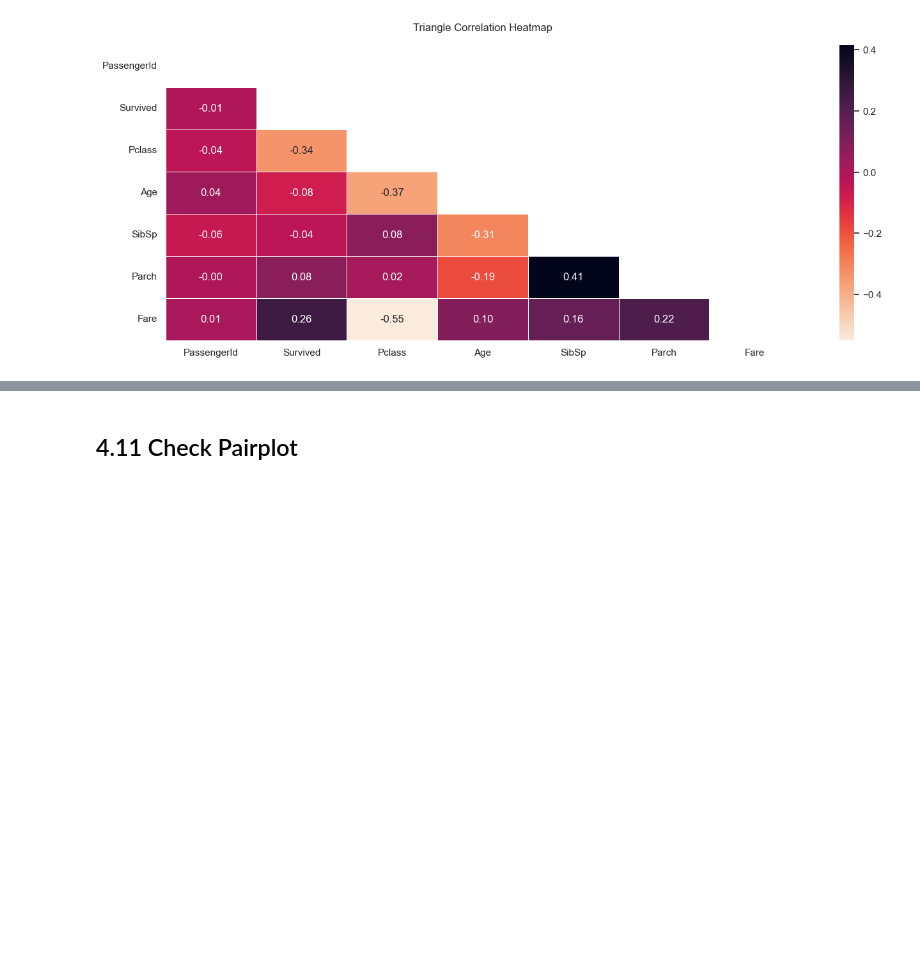
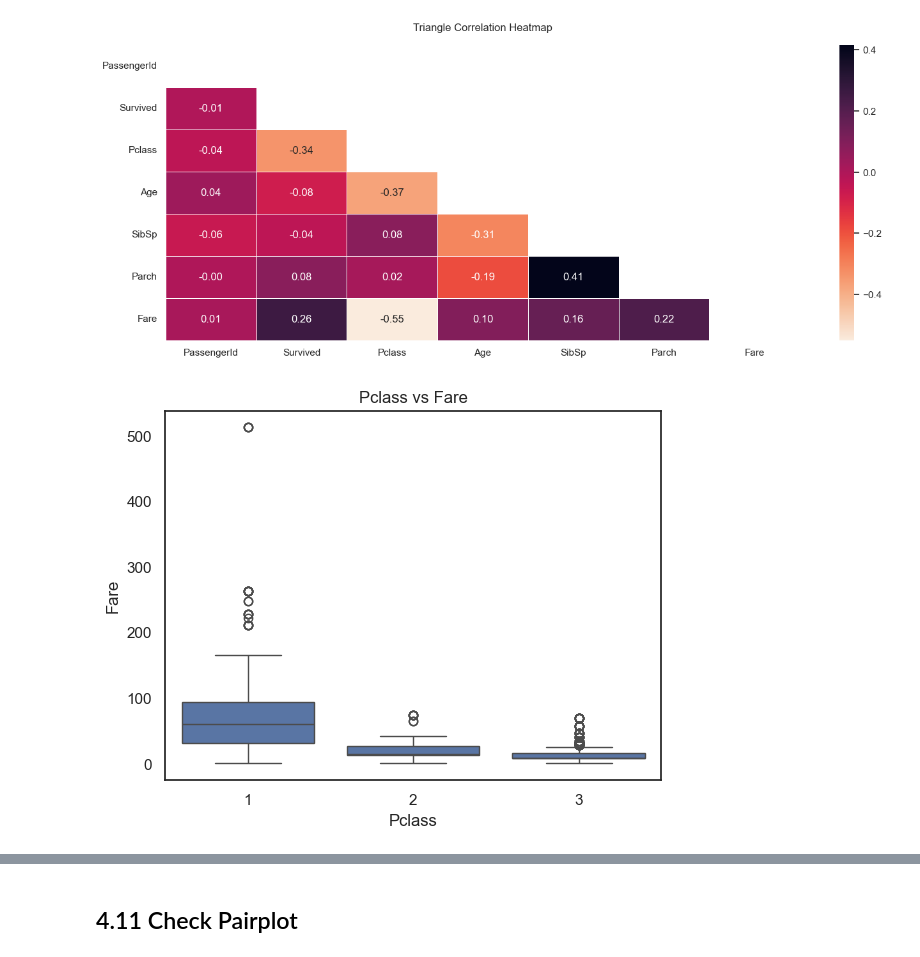
Before and after one commit to lfaferreira/knn-titanic, a Jupyter notebook: titanic.ipynb, the cells around one changed output, grey strips where cells are left out. Drawn from its saved outputs; the diff is of its cells as text; code cells hidden in the pictures; blank space fills up the shorter version.

```diff
--- a/titanic.ipynb
+++ b/titanic.ipynb
@@ -440,2 +531,8 @@ plot_triangle_correlation_heatmap(df_titanic_train.select_dtypes(include='number
 # %% [output]
 [figure]
+# %%
+sns.boxplot(x='Pclass', y='Fare', data=df_titanic_train)
+plt.title('Pclass vs Fare')
+plt.show()
+# %% [output]
+[figure, added]
```
Also changed, not shown: parts of 45 cells of this notebook.
